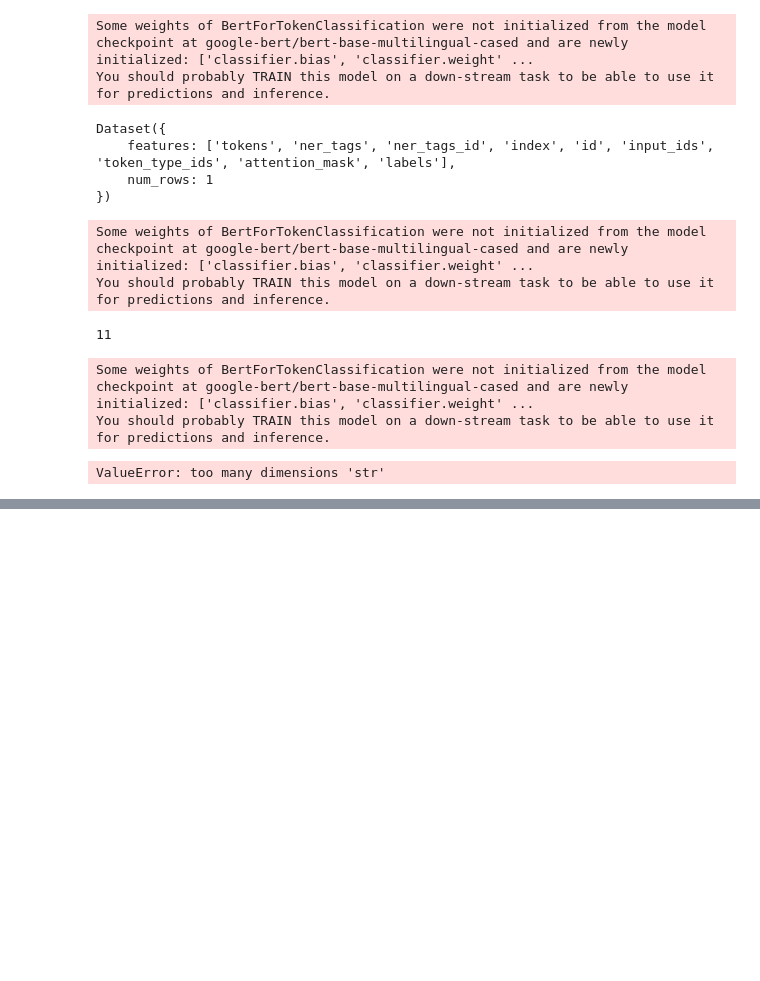
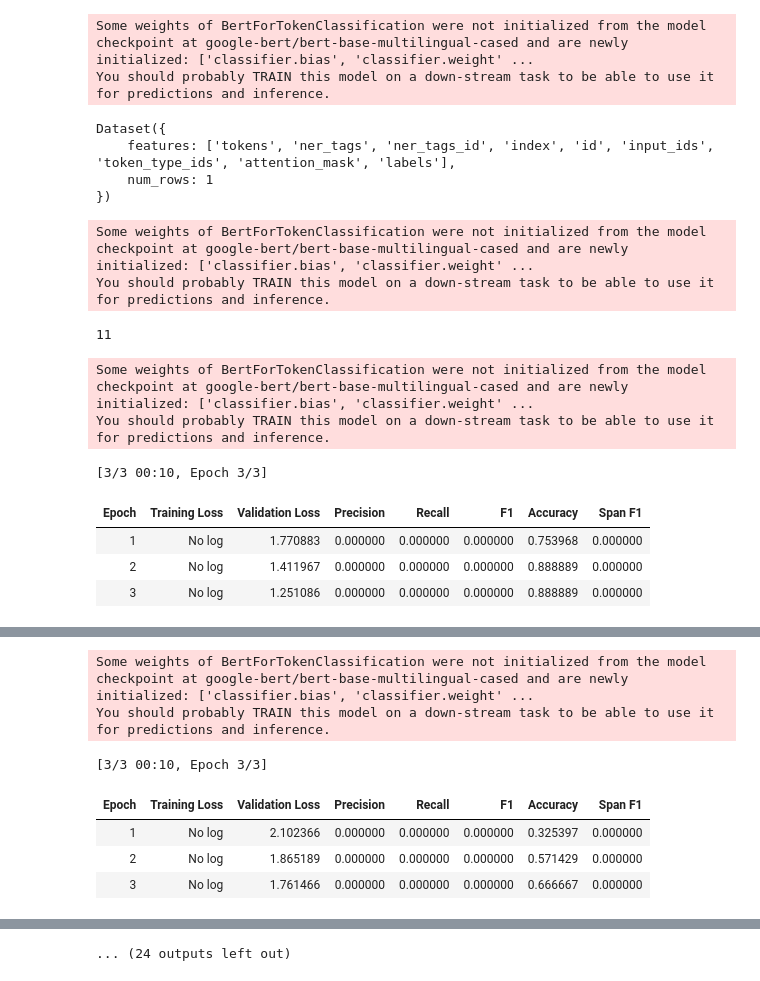
Before and after one commit to ITUprojects/NLP, a Jupyter notebook: src/playground_Alex.ipynb, the cells around one changed output, grey strips where cells are left out. Saved outputs shown, nothing was run; the diff lists cells and outputs as text; code cells hidden in the pictures; blank space fills up the shorter version.

```diff
--- a/src/playground_Alex.ipynb
+++ b/src/playground_Alex.ipynb
@@ -493,10 +526,23 @@ referenceFiles = {
     "de": './ReferenceText/ReferenceTextGerman.iob2'
 }
 
+main_df = pd.DataFrame(columns=["train_lang", "num_train_files", "test_lang", "precision", "recall", "f1", "accuracy", "span_f1"])
+
+de, fr, en = baseline_res(referenceFiles)
+main_df.loc[-1] = ["baseline", "0", "de", de["test_precision"], de["test_recall"], de["test_f1"], de["test_accuracy"], de["test_span_f1"]]
+main_df.index = main_df.index + 1
+main_df = main_df.sort_index()
+main_df.loc[-1] = ["baseline", "0", "fr", fr["test_precision"], fr["test_recall"], fr["test_f1"], fr["test_accuracy"], fr["test_span_f1"]]
+main_df.index = main_df.index + 1
+main_df = main_df.sort_index()
+main_df.loc[-1] = ["baseline", "0", "en", en["test_precision"], en["test_recall"], en["test_f1"], en["test_accuracy"], en["test_span_f1"]]
+main_df.index = main_df.index + 1
+main_df = main_df.sort_index()
+
 for lang, language in llang.items():
     files = os.listdir('./data/TaggedSeparated/' + language)
     for i in range(len(files)):
-        df = pd.DataFrame(columns=["precision", "recall", "f1", "accuracy", "span_f1"])
+        df = pd.DataFrame(columns=["test_lang", "precision", "recall", "f1", "accuracy", "span_f1"])
 
         for it in range(ITERATIONS):
             train_files = np.random.choice(files, i+1, replace=False)
@@ -508,38 +554,55 @@ for lang, language in llang.items():
                 model_id, num_labels=len(label_names)
             ).to(device)
 
 
             train_dataset = tokenized_ds["train"]
             eval_dataset = tokenized_ds["val_" + lang]
 
             trainer = Trainer(
                 model=model,
                 args=args,
                 train_dataset=train_dataset,
                 eval_dataset=eval_dataset,
                 compute_metrics=compute_metrics,
             )
 
             trainer.train()
 
             res_de = trainer.predict(tokenized_ds["val_de"]).metrics
             res_fr = trainer.predict(tokenized_ds["val_fr"]).metrics
             res_en = trainer.predict(tokenized_ds["val_en"]).metrics
-            df.loc[-1] = [res_de["precision"], res_de["recall"], res_de["f1"], res_de["accuracy"], res_de["span_f1"]]
+            df.loc[-1] = ["de", res_de["test_precision"], res_de["test_recall"], res_de["test_f1"], res_de["test_accuracy"], res_de["test_span_f1"]]
             df.index = df.index + 1
             df = df.sort_index()
-            df.loc[-1] = [res_fr["precision"], res_fr["recall"], res_fr["f1"], res_fr["accuracy"], res_fr["span_f1"]]
+            df.loc[-1] = ["fr", res_fr["test_precision"], res_fr["test_recall"], res_fr["test_f1"], res_fr["test_accuracy"], res_fr["test_span_f1"]]
             df.index = df.index + 1
             df = df.sort_index()
-            df.loc[-1] = [res_en["precision"], res_en["recall"], res_en["f1"], res_en["accuracy"], res_en["span_f1"]]
+            df.loc[-1] = ["en", res_en["test_precision"], res_en["test_recall"], res_en["test_f1"], res_en["test_accuracy"], res_en["test_span_f1"]]
             df.index = df.index + 1
             df = df.sort_index()
 
-        # average over all iterations
-        df = df.mean()
-        print(df)
-        raise ValueError("Stop here")
+        # group by lang and average
+        df = df.groupby("test_lang").mean()
+        # add to parent dataframe
+        main_df.loc[-1] = [language, i+1, "de", df.loc["de"]["precision"], df.loc["de"]["recall"], df.loc["de"]["f1"], df.loc["de"]["accuracy"], df.loc["de"]["span_f1"]]
+        main_df.index = main_df.index + 1
+        main_df = main_df.sort_index()
+        main_df.loc[-1] = [language, i+1, "fr", df.loc["fr"]["precision"], df.loc["fr"]["recall"], df.loc["fr"]["f1"], df.loc["fr"]["accuracy"], df.loc["fr"]["span_f1"]]
+        main_df.index = main_df.index + 1
+        main_df = main_df.sort_index()
+        main_df.loc[-1] = [language, i+1, "en", df.loc["en"]["precision"], df.loc["en"]["recall"], df.loc["en"]["f1"], df.loc["en"]["accuracy"], df.loc["en"]["span_f1"]]
+        main_df.index = main_df.index + 1
+        main_df = main_df.sort_index()
+
+        break
+    break
+
+main_df.to_csv("results.tsv", sep="\t", index=False)
 # %% [output]
 Some weights of BertForTokenClassification were not initialized from the model checkpoint at google-bert/bert-base-multilingual-cased and are newly initialized: ['classifier.bias', 'classifier.weight' ...
 You should probably TRAIN this model on a down-stream task to be able to use it for predictions and inference.
-ValueError: too many dimensions 'str'
+[3/3 00:10, Epoch 3/3]
+| Epoch | Training Loss | Validation Loss | Precision | Recall | F1 | Accuracy | Span F1 |
+| 1 | No log | 1.770883 | 0.000000 | 0.000000 | 0.000000 | 0.753968 | 0.000000 |
+| 2 | No log | 1.411967 | 0.000000 | 0.000000 | 0.000000 | 0.888889 | 0.000000 |
+| 3 | No log | 1.251086 | 0.000000 | 0.000000 | 0.000000 | 0.888889 | 0.000000 |
@@ -545,0 +612,7 @@ ValueError: too many dimensions 'str'
+Some weights of BertForTokenClassification were not initialized from the model checkpoint at google-bert/bert-base-multilingual-cased and are newly initialized: ['classifier.bias', 'classifier.weight' ...
+You should probably TRAIN this model on a down-stream task to be able to use it for predictions and inference.
+[3/3 00:10, Epoch 3/3]
+| Epoch | Training Loss | Validation Loss | Precision | Recall | F1 | Accuracy | Span F1 |
+| 1 | No log | 2.102366 | 0.000000 | 0.000000 | 0.000000 | 0.325397 | 0.000000 |
+| 2 | No log | 1.865189 | 0.000000 | 0.000000 | 0.000000 | 0.571429 | 0.000000 |
+| 3 | No log | 1.761466 | 0.000000 | 0.000000 | 0.000000 | 0.666667 | 0.000000 |
@@ -546,3 +622,4 @@ ValueError: too many dimensions 'str'
+... (24 outputs left out)
 # %%
 # # create new datframe for results.
 # df = pd.DataFrame(columns=["train_lang", "train_file", "test_lang", "precision", "recall", "f1", "accuracy", "span_f1"])
```
Also changed, not shown: parts of 3 cells of this notebook.
